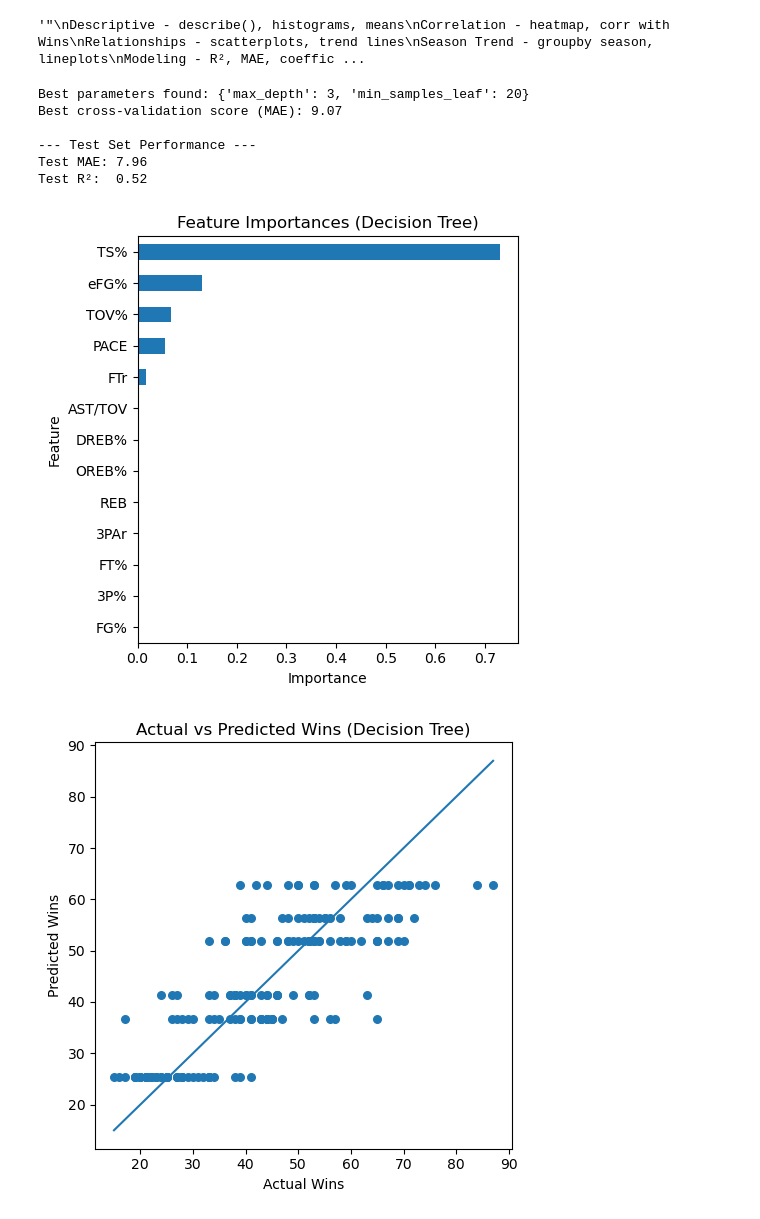
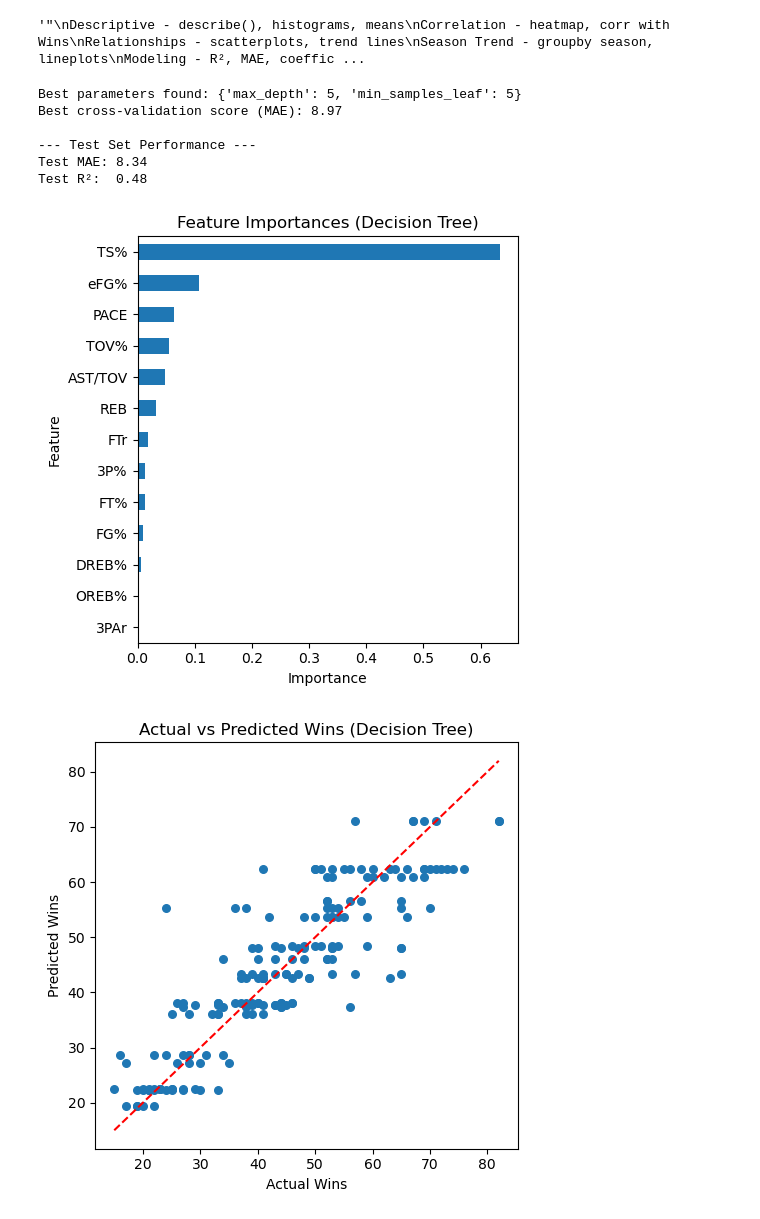
Before and after one commit to rheanibert04/Group1-STA4724, a Jupyter notebook: data_analysis.ipynb, the cells around one changed output. Saved outputs shown, nothing was run; the diff lists cells and outputs as text; code cells hidden in the pictures.

```diff
--- a/data_analysis.ipynb
+++ b/data_analysis.ipynb
@@ -346,6 +337,15 @@ final = merge_all(data1, data2)
 print(final["Season"].value_counts().sort_index())
 print(final.groupby("Season")["Team"].nunique().sort_index())
 final.info()
+
+
+
+# Clip wins to 82 if greater than 82
+final["Wins"] = np.where(
+    final["Wins"].notna() & (final["Wins"] > 82),
+    82,
+    final["Wins"]
+)
 # %% [output]
 Season
 2019-20    30
@@ -817,26 +817,25 @@ plt.show()
 # To save the figure (uncomment the line below)
 # plt.savefig('feature_importance_tree.png', dpi=300, bbox_inches='tight')
 # %% [output]
-Best parameters found: {'max_depth': 3, 'min_samples_leaf': 20}
-Best cross-validation score (MAE): 9.07
+Best parameters found: {'max_depth': 5, 'min_samples_leaf': 5}
+Best cross-validation score (MAE): 8.97
 
 --- Test Set Performance ---
-Test MAE: 7.96
-Test R²:  0.52
+Test MAE: 8.34
+Test R²:  0.48
-[figure, old version]
+[figure, new version]
 # %%
 # Predict and cap predictions between 0 and 82
 y_all_pred = grid_search.predict(X)
-y_all_pred = np.clip(y_all_pred, 0, 82)
 
 # Plot Actual vs Predicted Wins
 plt.figure(figsize=(5,5))
 plt.scatter(y, y_all_pred, s=30)
 plt.plot([y.min(), y.max()], [y.min(), y.max()], 'r--')  # reference line (perfect prediction)
 plt.xlabel("Actual Wins")
 plt.ylabel("Predicted Wins")
-plt.title("Actual vs Predicted Wins (Decision Tree, Capped at 82)")
+plt.title("Actual vs Predicted Wins (Decision Tree)")
 plt.tight_layout()
 plt.show()
 # %% [output]
-[figure, old version]
+[figure, new version]
```
Also changed, not shown: parts of 9 cells of this notebook.
